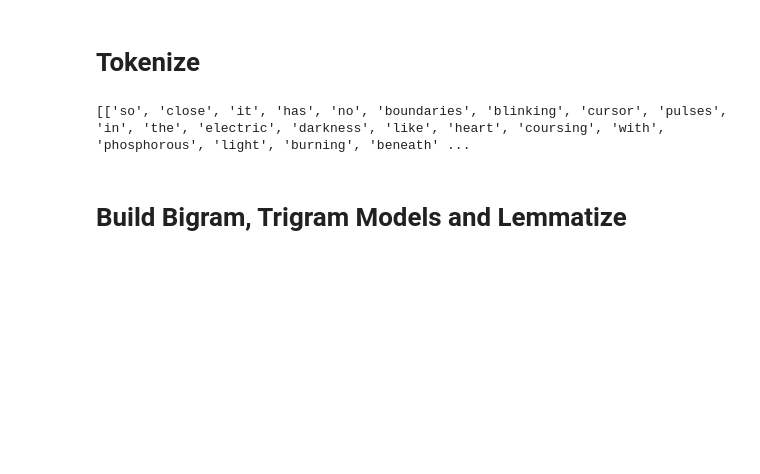
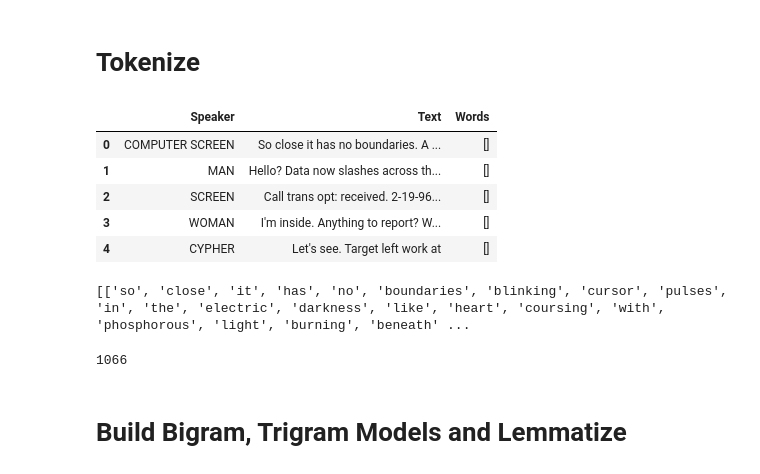
Before and after one commit to FabriceMesidor/ML_from_The-_Matrix, a Jupyter notebook: Data-Cleaning-EDA-Modeling.ipynb, the cells around one changed output. Cells and saved outputs as stored; diff of their text form; code cells hidden in the pictures; blank space fills up the shorter version.

```diff
--- a/Data-Cleaning-EDA-Modeling.ipynb
+++ b/Data-Cleaning-EDA-Modeling.ipynb
@@ -314,2 +324,11 @@ def sent_to_words(sentences):
+# %%
+df_cleaned.head()
+# %% [output]
+|  | Speaker | Text | Words |
+| 0 | COMPUTER SCREEN | So close it has no boundaries. A ... | [] |
+| 1 | MAN | Hello? Data now slashes across th... | [] |
+| 2 | SCREEN | Call trans opt: received. 2-19-96... | [] |
+| 3 | WOMAN | I'm inside. Anything to report? W... | [] |
+| 4 | CYPHER | Let's see. Target left work at | [] |
 # %%
 # Convert to list
@@ -318,6 +337,10 @@ data_words = list(sent_to_words(data))
 print(data_words[:1])
 # %% [output]
 [['so', 'close', 'it', 'has', 'no', 'boundaries', 'blinking', 'cursor', 'pulses', 'in', 'the', 'electric', 'darkness', 'like', 'heart', 'coursing', 'with', 'phosphorous', 'light', 'burning', 'beneath' ...
+# %%
+len(data)
+# %% [output]
+1066
 # %% [markdown]
 # Build Bigram, Trigram Models and Lemmatize
 # %%
```
Also changed, not shown: parts of 11 cells of this notebook.
